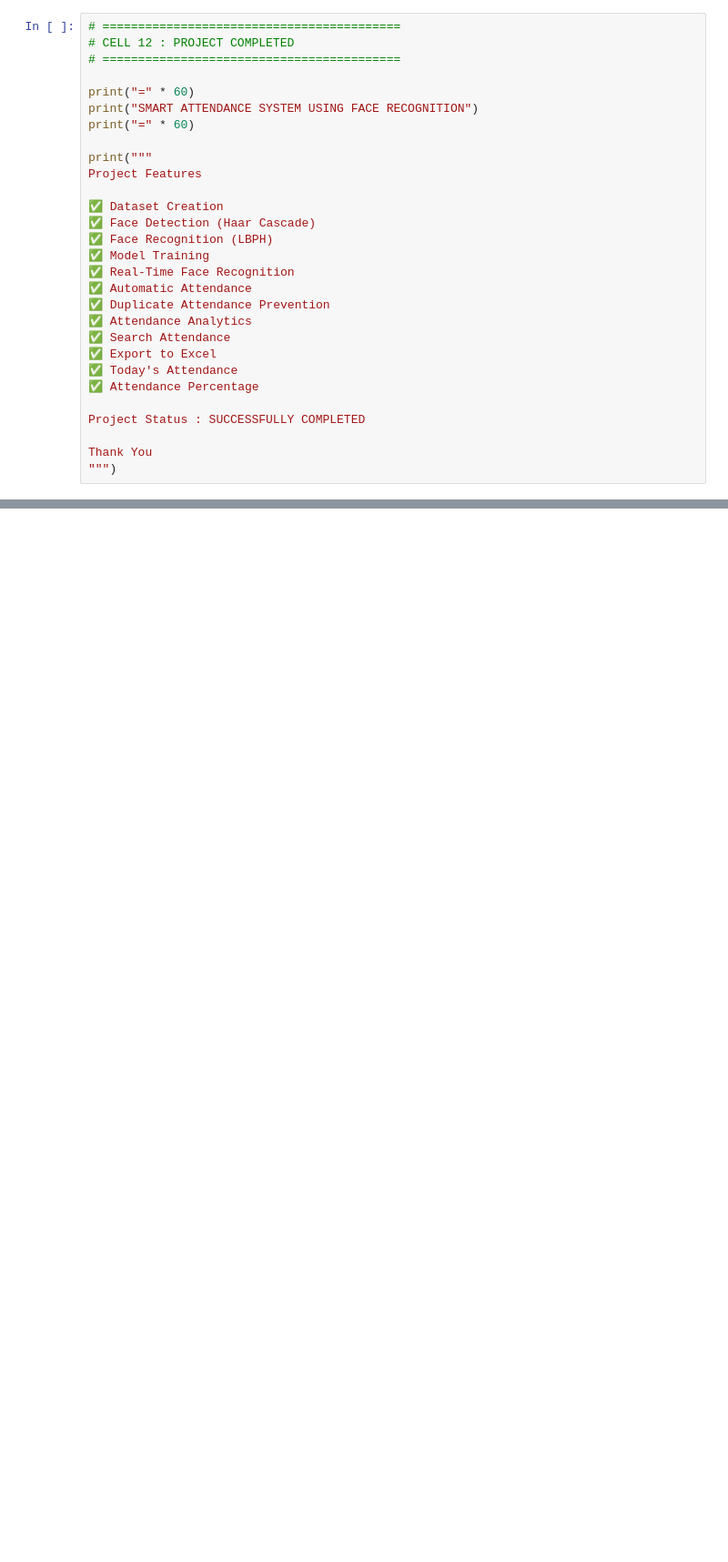
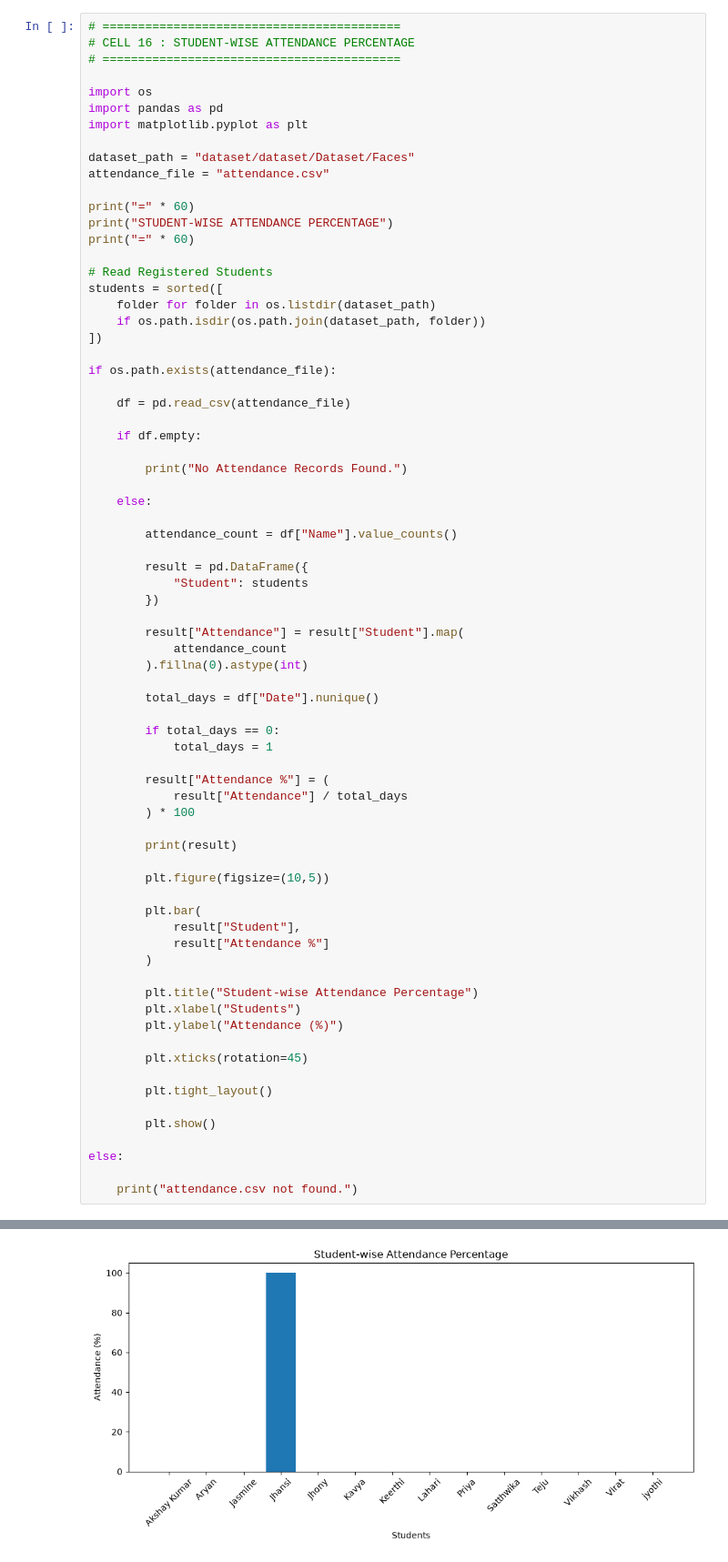
Before and after one commit to JhansiKotta/smart_attendance_system_using_face_recognition, a Jupyter notebook: smart_attendance_system.ipynb, the cells around one changed output, grey strips where cells are left out. Shown at 91% size. Drawn from its saved outputs; the diff is of its cells as text; blank space fills up the shorter version.

```diff
--- a/smart_attendance_system.ipynb
+++ b/smart_attendance_system.ipynb
@@ -577,32 +1108,76 @@ ATTENDANCE PERCENTAGE
 Jhansi : 100.00%
 # %%
 # ==========================================
-# CELL 12 : PROJECT COMPLETED
+# CELL 16 : STUDENT-WISE ATTENDANCE PERCENTAGE
 # ==========================================
 
+import os
+import pandas as pd
+import matplotlib.pyplot as plt
+
+dataset_path = "dataset/dataset/Dataset/Faces"
+attendance_file = "attendance.csv"
+
 print("=" * 60)
-print("SMART ATTENDANCE SYSTEM USING FACE RECOGNITION")
+print("STUDENT-WISE ATTENDANCE PERCENTAGE")
 print("=" * 60)
 
-print("""
-Project Features
+# Read Registered Students
+students = sorted([
+    folder for folder in os.listdir(dataset_path)
+    if os.path.isdir(os.path.join(dataset_path, folder))
+])
 
-✅ Dataset Creation
-✅ Face Detection (Haar Cascade)
-✅ Face Recognition (LBPH)
-✅ Model Training
-✅ Real-Time Face Recognition
-✅ Automatic Attendance
-✅ Duplicate Attendance Prevention
-✅ Attendance Analytics
-✅ Search Attendance
-✅ Export to Excel
-✅ Today's Attendance
-✅ Attendance Percentage
+if os.path.exists(attendance_file):
 
-Project Status : SUCCESSFULLY COMPLETED
+    df = pd.read_csv(attendance_file)
 
-Thank You
-""")
+    if df.empty:
+
+        print("No Attendance Records Found.")
+
+    else:
+
+        attendance_count = df["Name"].value_counts()
+
+        result = pd.DataFrame({
+            "Student": students
+        })
+
+        result["Attendance"] = result["Student"].map(
+            attendance_count
+        ).fillna(0).astype(int)
+
+        total_days = df["Date"].nunique()
+
+        if total_days == 0:
+            total_days = 1
+
+        result["Attendance %"] = (
+            result["Attendance"] / total_days
+        ) * 100
+
+        print(result)
+
+        plt.figure(figsize=(10,5))
+
+        plt.bar(
+            result["Student"],
+            result["Attendance %"]
+        )
+
+        plt.title("Student-wise Attendance Percentage")
+        plt.xlabel("Students")
+        plt.ylabel("Attendance (%)")
+
+        plt.xticks(rotation=45)
+
+        plt.tight_layout()
+
+        plt.show()
+
+else:
+
+    print("attendance.csv not found.")
 # %% [output]
 ============================================================
@@ -624,0 +1201 @@ Thank You
+[figure, added]
```
Also changed, not shown: parts of 23 cells of this notebook.
